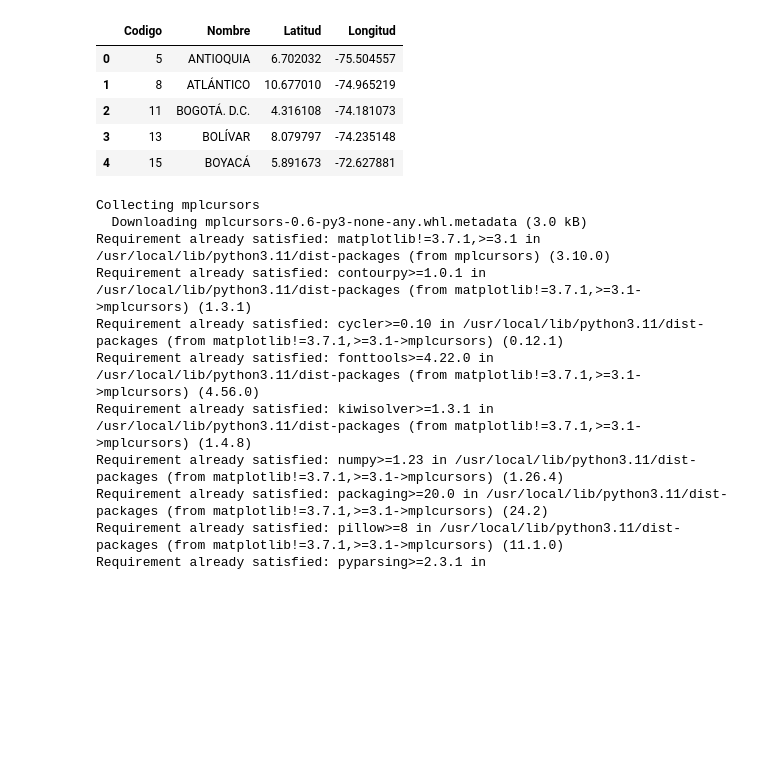
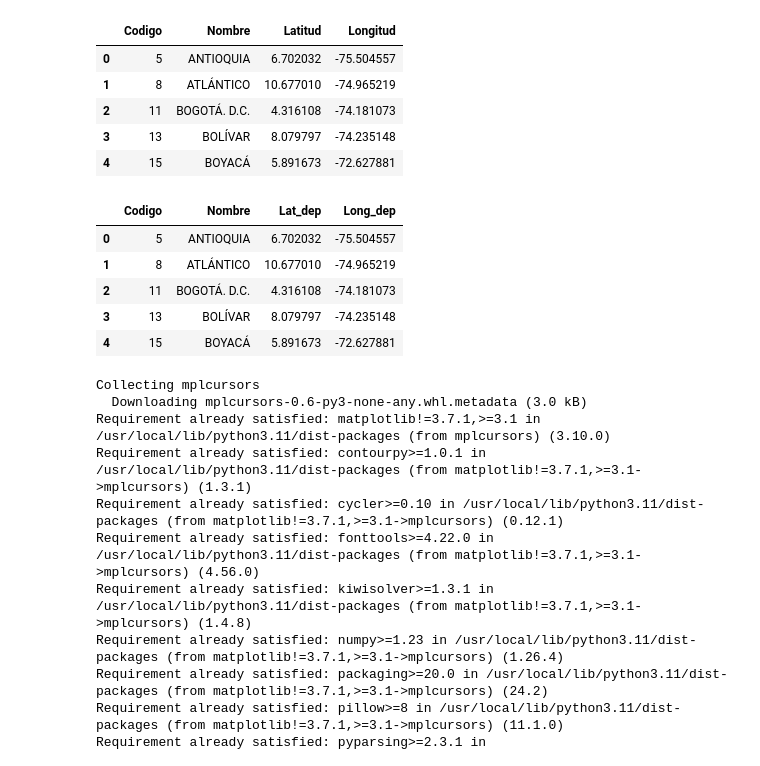
Before and after one commit to morozcoz/4n4l1515_d4t05, a Jupyter notebook: Proyecto_v1.ipynb, the cells around one changed output. Cells and saved outputs as stored; diff of their text form; code cells hidden in the pictures; blank space fills up the shorter version.

```diff
--- a/Proyecto_v1.ipynb
+++ b/Proyecto_v1.ipynb
@@ -363,6 +363,17 @@ df_dpto.head()
 | 2 | 11 | BOGOTÁ. D.C. | 4.316108 | -74.181073 |
 | 3 | 13 | BOLÍVAR | 8.079797 | -74.235148 |
 | 4 | 15 | BOYACÁ | 5.891673 | -72.627881 |
+# %%
+df_dpto.rename(columns={'Latitud': 'Lat_dep', 'Longitud': 'Long_dep'}, inplace=True)
+
+df_dpto.head()
+# %% [output]
+|  | Codigo | Nombre | Lat_dep | Long_dep |
+| 0 | 5 | ANTIOQUIA | 6.702032 | -75.504557 |
+| 1 | 8 | ATLÁNTICO | 10.677010 | -74.965219 |
+| 2 | 11 | BOGOTÁ. D.C. | 4.316108 | -74.181073 |
+| 3 | 13 | BOLÍVAR | 8.079797 | -74.235148 |
+| 4 | 15 | BOYACÁ | 5.891673 | -72.627881 |
 # %%
 !pip install mplcursors
 # %% [output]
```
Also changed, not shown: parts of 2 cells of this notebook.
